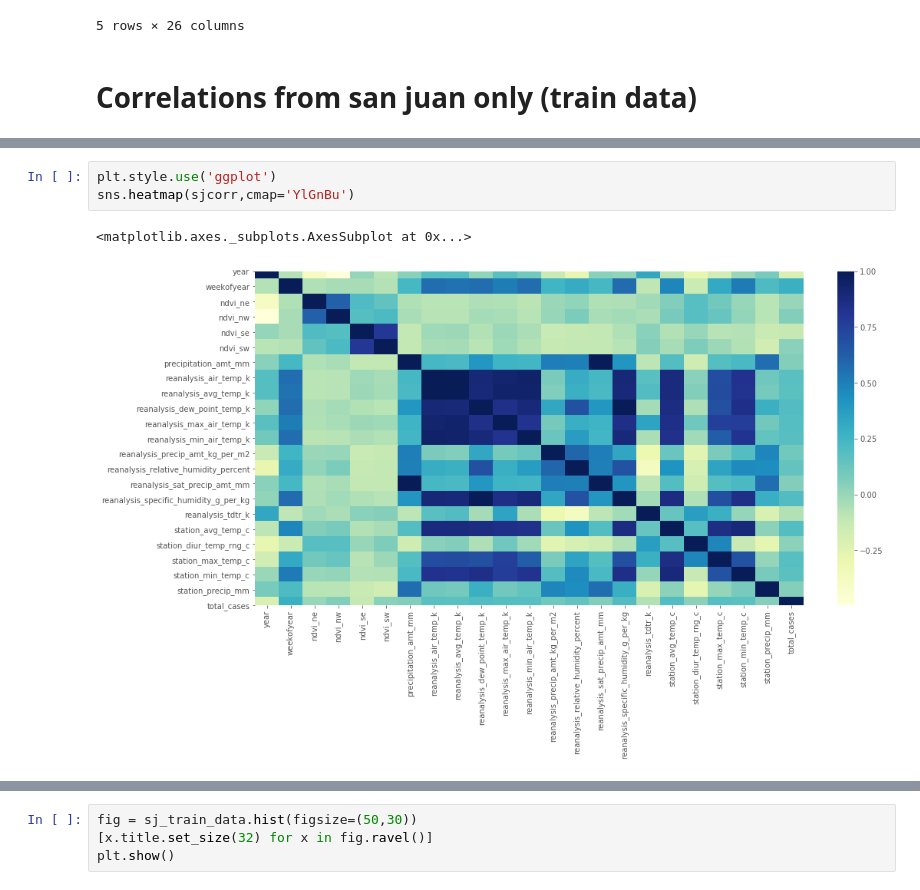
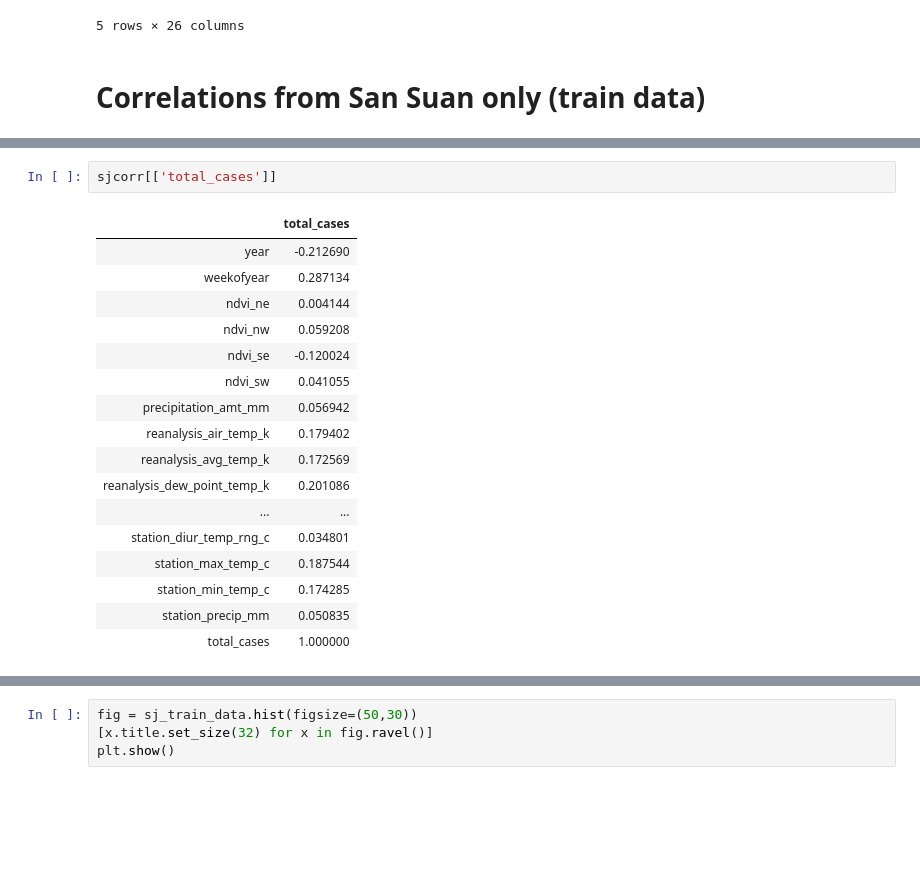
Before and after one commit to jisanos/DengAIProject, a Jupyter notebook: Final_Proyect_Script.ipynb, the cells around one changed output, grey strips where cells are left out. Saved outputs shown, nothing was run; the diff lists cells and outputs as text; blank space fills up the shorter version.

Commit message:
Practically done exploring data
Still could be more to discover

```diff
--- a/Final_Proyect_Script.ipynb
+++ b/Final_Proyect_Script.ipynb
@@ -213,7 +217,7 @@ all_data.head()
 | 4 | sj | 1990 | 22 | 1990-05-28 | 0.457978 | 1.078957 | 0.628964 | 0.531213 | ... |
 5 rows × 26 columns
 # %% [markdown]
-# Correlations from san juan only (train data)
+# Correlations from San Suan only (train data)
 # %%
 sj_train_data = all_data[(all_data['city']=='sj') & (all_data['set_type'] == 'train')]
 
@@ -257,9 +261,23 @@ Hover to magify
 | station_min_temp_c | 0.00075 | 0.52 | 0.0027 | 0.018 | -0.072 | -0.069 | 0.23 | 0.83 | ... |
 | station_precip_mm | 0.085 | 0.21 | -0.084 | -0.083 | -0.14 | -0.17 | 0.57 | 0.12 | ... |
 | total_cases | -0.21 | 0.29 | 0.0041 | 0.059 | -0.12 | 0.041 | 0.057 | 0.18 | ... |
-# %%
-plt.style.use('ggplot')
-sns.heatmap(sjcorr,cmap='YlGnBu')
-# %% [output]
-<matplotlib.axes._subplots.AxesSubplot at 0x...>
-[figure, removed]
+# %%
+sjcorr[['total_cases']]
+# %% [output]
+|  | total_cases |
+| year | -0.212690 |
+| weekofyear | 0.287134 |
+| ndvi_ne | 0.004144 |
+| ndvi_nw | 0.059208 |
+| ndvi_se | -0.120024 |
+| ndvi_sw | 0.041055 |
+| precipitation_amt_mm | 0.056942 |
+| reanalysis_air_temp_k | 0.179402 |
+| reanalysis_avg_temp_k | 0.172569 |
+| reanalysis_dew_point_temp_k | 0.201086 |
+| ... | ... |
+| station_diur_temp_rng_c | 0.034801 |
+| station_max_temp_c | 0.187544 |
+| station_min_temp_c | 0.174285 |
+| station_precip_mm | 0.050835 |
+| total_cases | 1.000000 |
```
Also changed, not shown: parts of 8 cells of this notebook.
